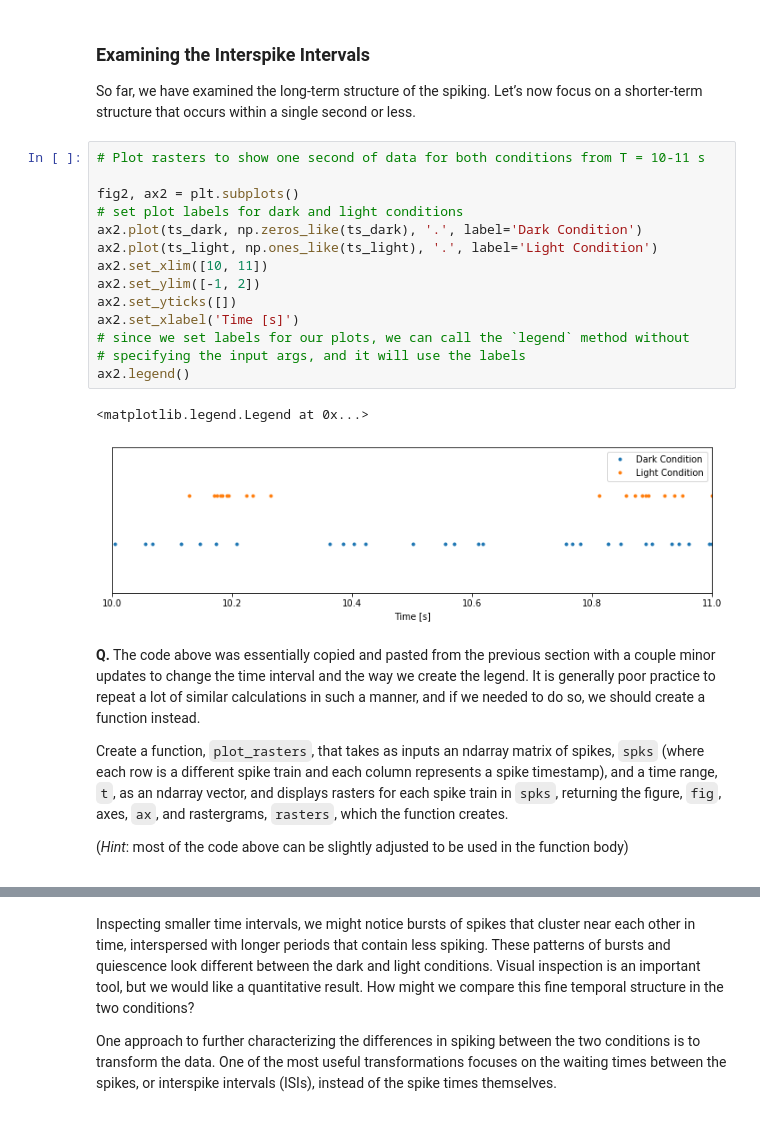
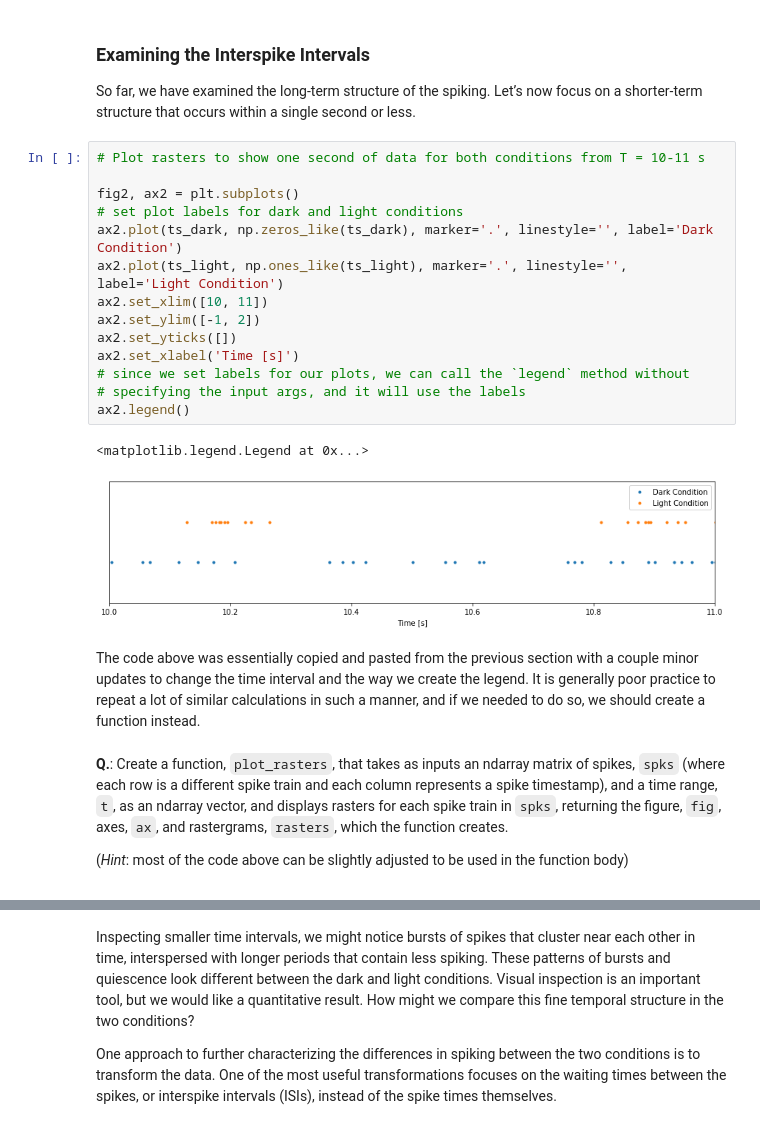
Before and after one commit to jaib1/Case-Studies-Python, a Jupyter notebook: content/08/basic-visualizations-and-descriptive-statistics-of-spike-train-data.ipynb, the cells around one changed output, grey strips where cells are left out. Drawn from its saved outputs; the diff is of its cells as text.

```diff
--- a/content/08/basic-visualizations-and-descriptive-statistics-of-spike-train-data.ipynb
+++ b/content/08/basic-visualizations-and-descriptive-statistics-of-spike-train-data.ipynb
@@ -194,26 +191,26 @@ So far, we have examined the long-term structure of the spiking. Let’s now foc
 # %%
 # Plot rasters to show one second of data for both conditions from T = 10-11 s
 
 fig2, ax2 = plt.subplots()
 # set plot labels for dark and light conditions
-ax2.plot(ts_dark, np.zeros_like(ts_dark), '.', label='Dark Condition')
-ax2.plot(ts_light, np.ones_like(ts_light), '.', label='Light Condition')
+ax2.plot(ts_dark, np.zeros_like(ts_dark), marker='.', linestyle='', label='Dark Condition')
+ax2.plot(ts_light, np.ones_like(ts_light), marker='.', linestyle='', label='Light Condition')
 ax2.set_xlim([10, 11])
 ax2.set_ylim([-1, 2])
 ax2.set_yticks([])
 ax2.set_xlabel('Time [s]')
 # since we set labels for our plots, we can call the `legend` method without
 # specifying the input args, and it will use the labels
 ax2.legend()
 # %% [output]
 <matplotlib.legend.Legend at 0x...>
-[figure, old version]
+[figure, new version]
+# %% [markdown]
+The code above was essentially copied and pasted from the previous section with a couple minor updates to change the time interval and the way we create the legend. It is generally poor practice to repeat a lot of similar calculations in such a manner, and if we needed to do so, we should create a function instead.
 # %% [markdown]
 <div class="question">
 
-**Q.** The code above was essentially copied and pasted from the previous section with a couple minor updates to change the time interval and the way we create the legend. It is generally poor practice to repeat a lot of similar calculations in such a manner, and if we needed to do so, we should create a function instead.
-
-Create a function, `plot_rasters`, that takes as inputs an ndarray matrix of spikes, `spks` (where each row is a different spike train and each column represents a spike timestamp), and a time range, `t`, as an ndarray vector, and displays rasters for each spike train in `spks`, returning the figure, `fig`, axes, `ax`, and rastergrams, `rasters`, which the function creates.
+**Q.**: Create a function, `plot_rasters`, that takes as inputs an ndarray matrix of spikes, `spks` (where each row is a different spike train and each column represents a spike timestamp), and a time range, `t`, as an ndarray vector, and displays rasters for each spike train in `spks`, returning the figure, `fig`, axes, `ax`, and rastergrams, `rasters`, which the function creates.
 
 (*Hint*: most of the code above can be slightly adjusted to be used in the function body)
 
```
Also changed, not shown: parts of 40 cells of this notebook.
